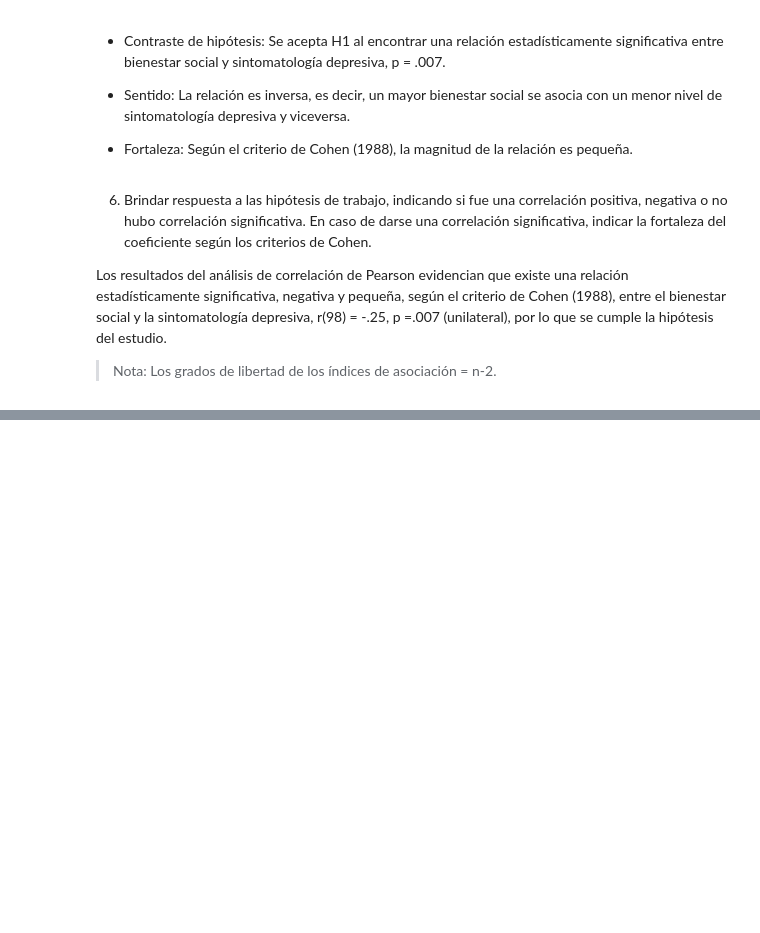
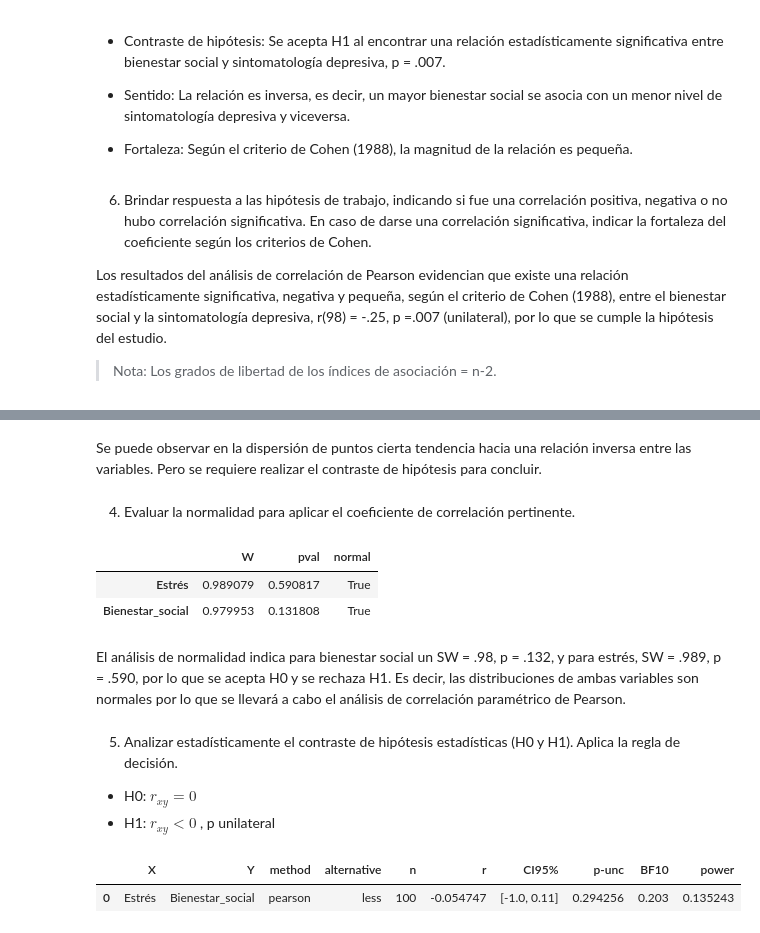
Before and after one commit to renatoparedes/EstadisticaYPsicologiaMatematica, a Jupyter notebook: INEE/AnalisisDeCorrelacion.ipynb, the cells around one changed output, grey strips where cells are left out. Drawn from its saved outputs; the diff is of its cells as text; code cells hidden in the pictures; blank space fills up the shorter version.

```diff
--- a/INEE/AnalisisDeCorrelacion.ipynb
+++ b/INEE/AnalisisDeCorrelacion.ipynb
@@ -173,0 +194,27 @@ Los resultados del análisis de correlación de Pearson evidencian que existe un
+# %% [markdown]
+Se puede observar en la dispersión de puntos cierta tendencia hacia una relación inversa entre las variables. Pero se requiere realizar el contraste de hipótesis para concluir.
+# %% [markdown]
+4. Evaluar la normalidad para aplicar el coeficiente de correlación pertinente.
+# %%
+pg.normality(data=df[["Estrés", "Bienestar_social"]], method="shapiro")
+# %% [output]
+|  | W | pval | normal |
+| Estrés | 0.989079 | 0.590817 | True |
+| Bienestar_social | 0.979953 | 0.131808 | True |
+# %% [markdown]
+El análisis de normalidad indica para bienestar social un SW = .98, p = .132, y para estrés, SW = .989, p = .590, por lo que se acepta H0 y se rechaza H1. Es decir, las distribuciones de ambas variables son normales por lo que se llevará a cabo el análisis de correlación paramétrico de Pearson.
+# %% [markdown]
+5. Analizar estadísticamente el contraste de hipótesis estadísticas (H0 y H1). Aplica la regla de decisión.
+
+- H0: $r_{xy} = 0$
+- H1: $r_{xy} < 0$   , p unilateral
+# %%
+pg.pairwise_corr(
+    columns=["Estrés", "Bienestar_social"],
+    method="pearson",
+    alternative="less",
+    data=df,
+)
+# %% [output]
+|  | X | Y | method | alternative | n | r | CI95% | p-unc | BF10 | power |
+| 0 | Estrés | Bienestar_social | pearson | less | 100 | -0.054747 | [-1.0, 0.11] | 0.294256 | 0.203 | 0.135243 |
```
Also changed, not shown: parts of 11 cells of this notebook.
